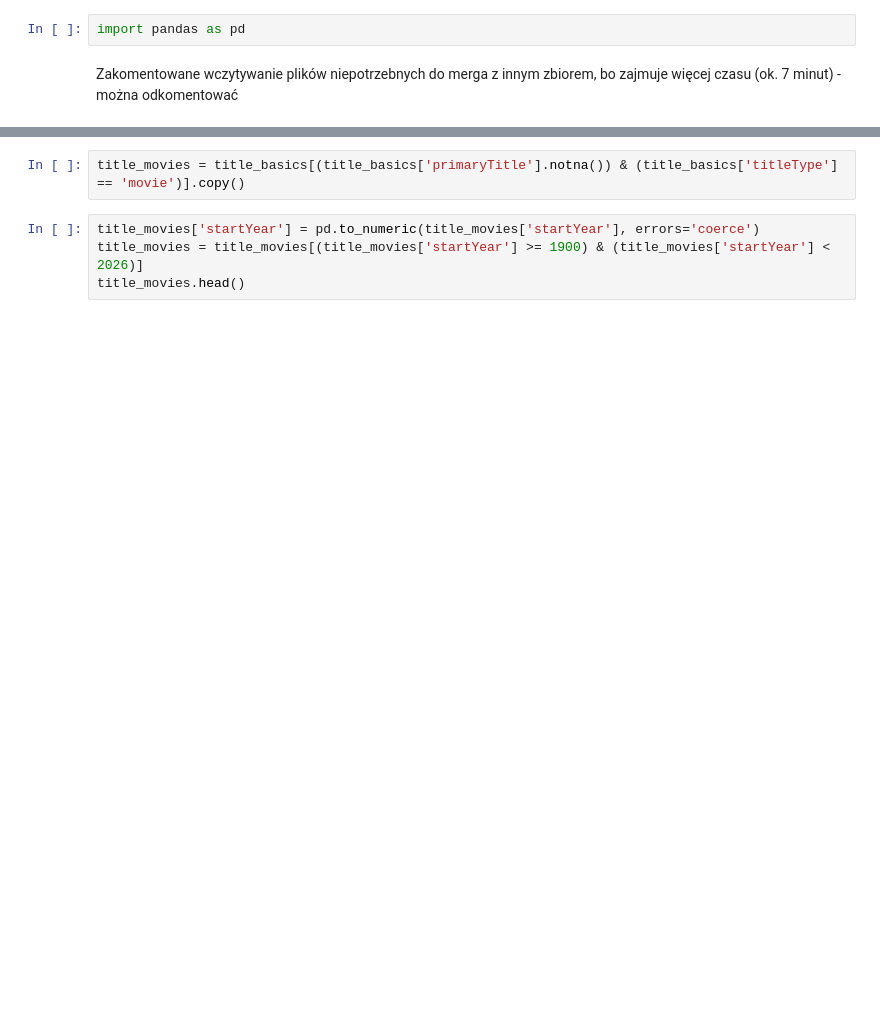
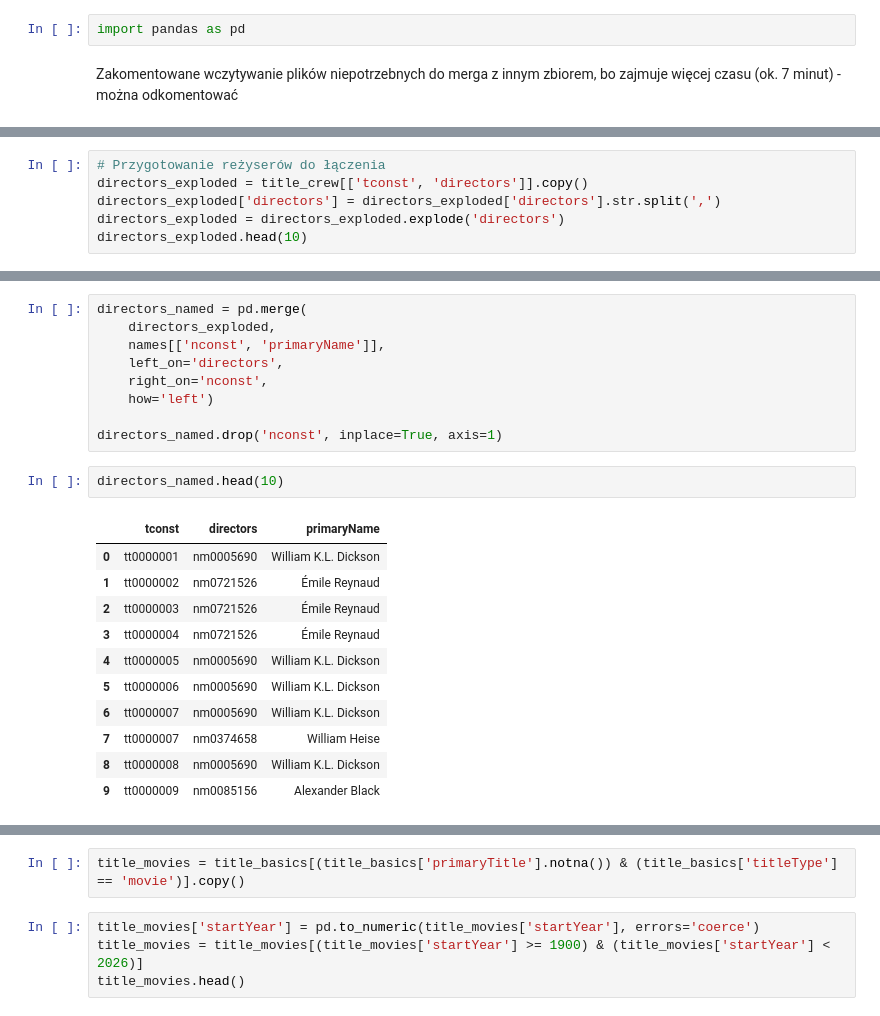
Before and after one commit to olkat12/Data_Exploration, a Jupyter notebook: data-acquisition/data_merge.ipynb, the cells around one changed output, grey strips where cells are left out. Saved outputs shown, nothing was run; the diff lists cells and outputs as text; blank space fills up the shorter version.

```diff
--- a/data-acquisition/data_merge.ipynb
+++ b/data-acquisition/data_merge.ipynb
@@ -23,0 +56,6 @@ title_basics.head()
+# %%
+# Przygotowanie reżyserów do łączenia
+directors_exploded = title_crew[['tconst', 'directors']].copy()
+directors_exploded['directors'] = directors_exploded['directors'].str.split(',')
+directors_exploded = directors_exploded.explode('directors')
+directors_exploded.head(10)
@@ -23,0 +74,23 @@ title_basics.head()
+# %%
+directors_named = pd.merge(
+    directors_exploded,
+    names[['nconst', 'primaryName']],
+    left_on='directors',
+    right_on='nconst',
+    how='left')
+
+directors_named.drop('nconst', inplace=True, axis=1)
+# %%
+directors_named.head(10)
+# %% [output]
+|  | tconst | directors | primaryName |
+| 0 | tt0000001 | nm0005690 | William K.L. Dickson |
+| 1 | tt0000002 | nm0721526 | Émile Reynaud |
+| 2 | tt0000003 | nm0721526 | Émile Reynaud |
+| 3 | tt0000004 | nm0721526 | Émile Reynaud |
+| 4 | tt0000005 | nm0005690 | William K.L. Dickson |
+| 5 | tt0000006 | nm0005690 | William K.L. Dickson |
+| 6 | tt0000007 | nm0005690 | William K.L. Dickson |
+| 7 | tt0000007 | nm0374658 | William Heise |
+| 8 | tt0000008 | nm0005690 | William K.L. Dickson |
+| 9 | tt0000009 | nm0085156 | Alexander Black |
```
Also changed, not shown: parts of 21 cells of this notebook, 3 other files.
